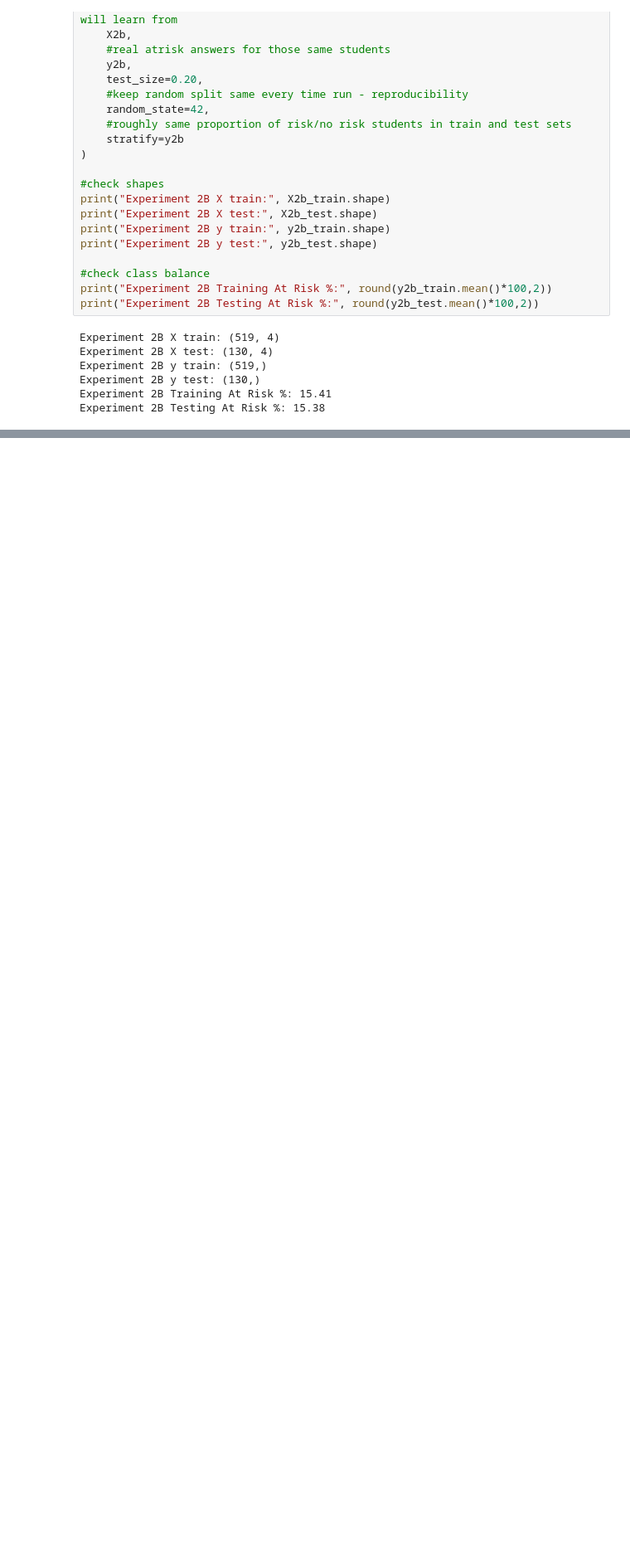
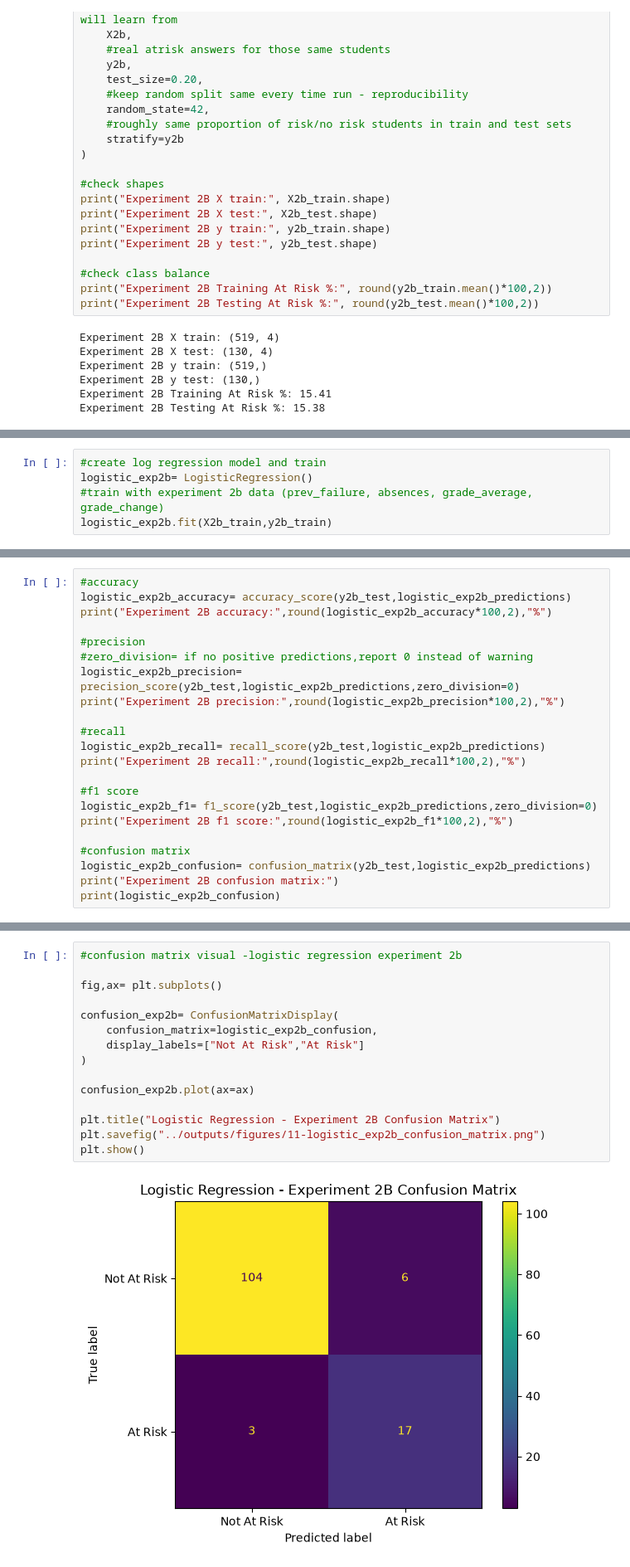
Before and after one commit to fip1234/phronesis, a Jupyter notebook: notebooks/01_eda.ipynb, the cells around one changed output, grey strips where cells are left out. Shown at 83% size. Saved outputs shown, nothing was run; the diff lists cells and outputs as text; blank space fills up the shorter version.

```diff
--- a/notebooks/01_eda.ipynb
+++ b/notebooks/01_eda.ipynb
@@ -623,0 +805,5 @@ Experiment 2B Testing At Risk %: 15.38
+# %%
+#create log regression model and train
+logistic_exp2b= LogisticRegression()
+#train with experiment 2b data (prev_failure, absences, grade_average, grade_change)
+logistic_exp2b.fit(X2b_train,y2b_train)
@@ -623,0 +824,22 @@ Experiment 2B Testing At Risk %: 15.38
+# %%
+#accuracy
+logistic_exp2b_accuracy= accuracy_score(y2b_test,logistic_exp2b_predictions)
+print("Experiment 2B accuracy:",round(logistic_exp2b_accuracy*100,2),"%")
+
+#precision
+#zero_division= if no positive predictions,report 0 instead of warning
+logistic_exp2b_precision= precision_score(y2b_test,logistic_exp2b_predictions,zero_division=0)
+print("Experiment 2B precision:",round(logistic_exp2b_precision*100,2),"%")
+
+#recall
+logistic_exp2b_recall= recall_score(y2b_test,logistic_exp2b_predictions)
+print("Experiment 2B recall:",round(logistic_exp2b_recall*100,2),"%")
+
+#f1 score
+logistic_exp2b_f1= f1_score(y2b_test,logistic_exp2b_predictions,zero_division=0)
+print("Experiment 2B f1 score:",round(logistic_exp2b_f1*100,2),"%")
+
+#confusion matrix
+logistic_exp2b_confusion= confusion_matrix(y2b_test,logistic_exp2b_predictions)
+print("Experiment 2B confusion matrix:")
+print(logistic_exp2b_confusion)
@@ -623,0 +950,17 @@ Experiment 2B Testing At Risk %: 15.38
+# %%
+#confusion matrix visual -logistic regression experiment 2b
+
+fig,ax= plt.subplots()
+
+confusion_exp2b= ConfusionMatrixDisplay(
+    confusion_matrix=logistic_exp2b_confusion,
+    display_labels=["Not At Risk","At Risk"]
+)
+
+confusion_exp2b.plot(ax=ax)
+
+plt.title("Logistic Regression - Experiment 2B Confusion Matrix")
+plt.savefig("../outputs/figures/11-logistic_exp2b_confusion_matrix.png")
+plt.show()
+# %% [output]
+[figure, added]
```
Also changed, not shown: parts of 40 cells of this notebook, 4 other files.
